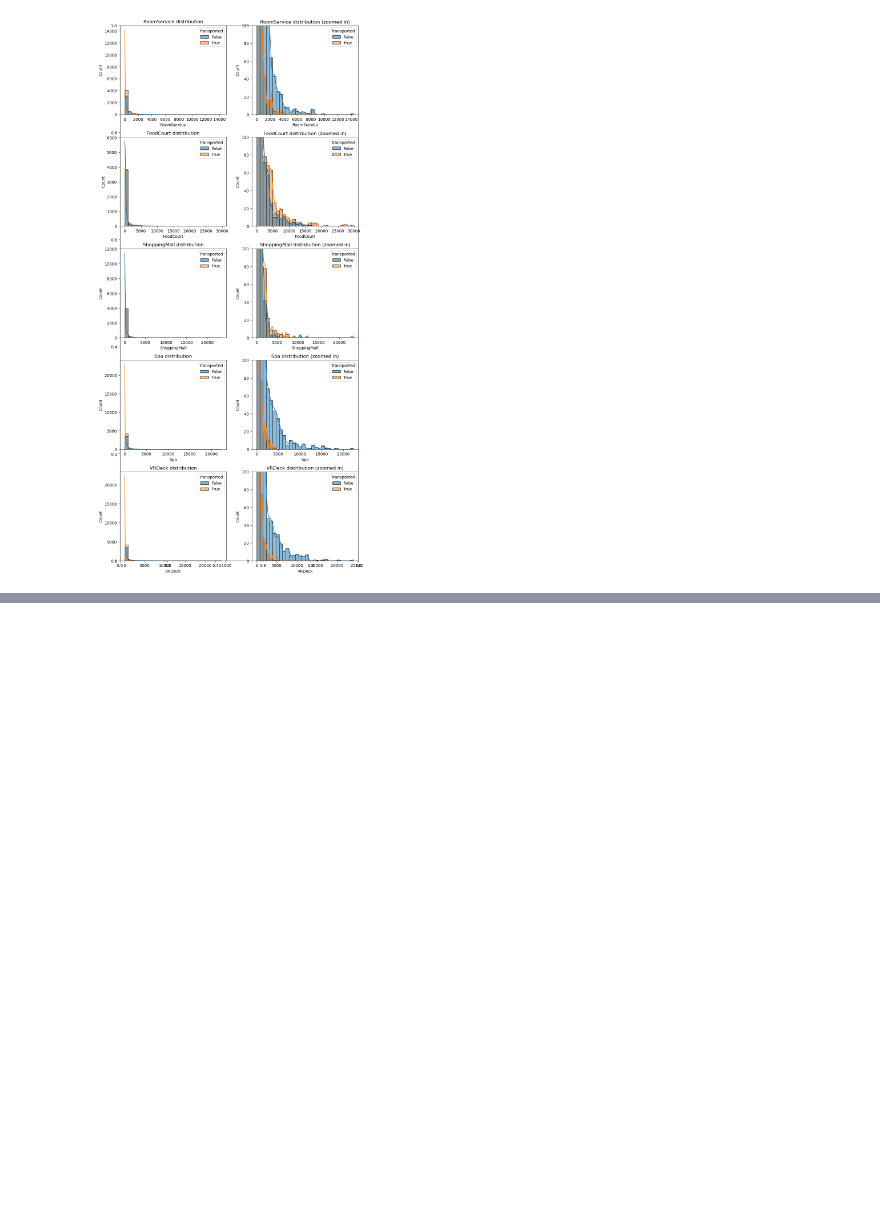
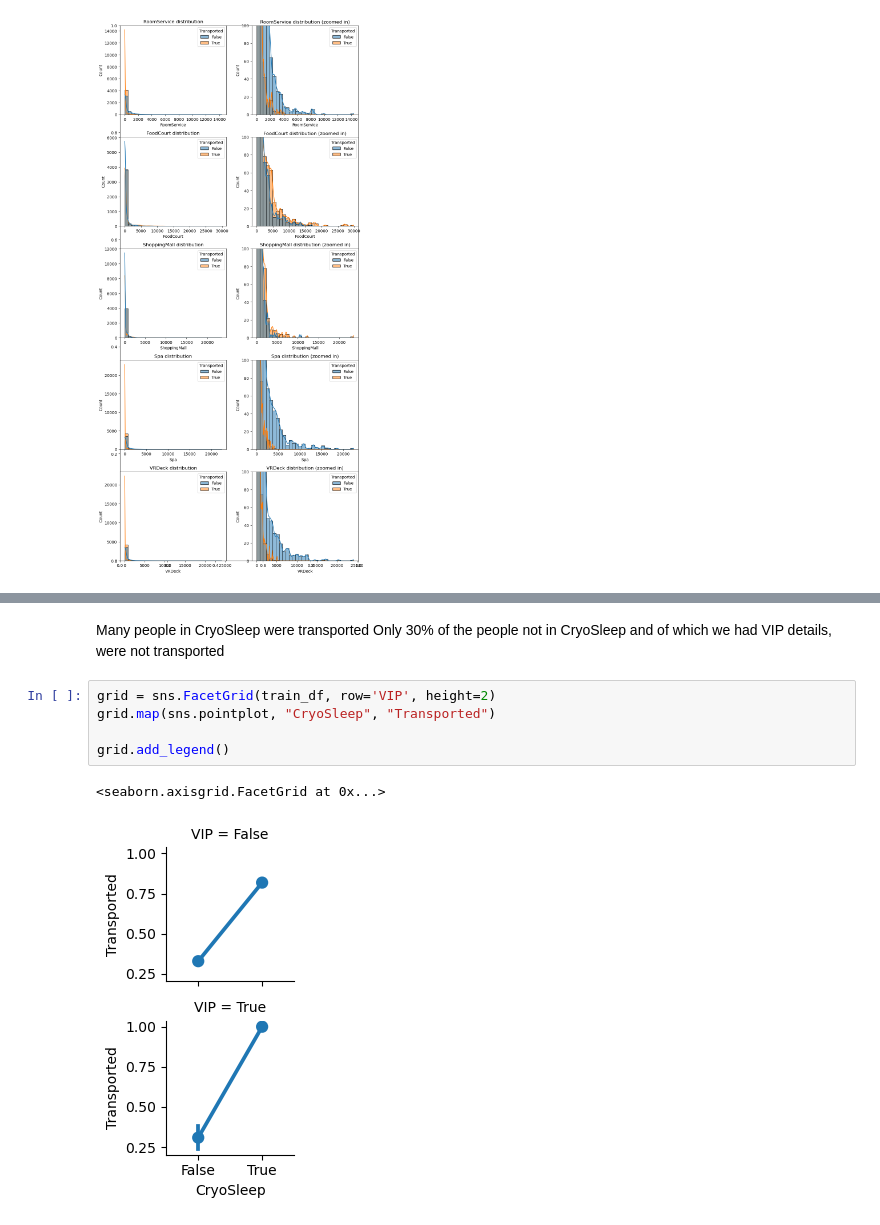
Before and after one commit to luukvanroessel/ML, a Jupyter notebook: practice/spaceship_titanic/spaceship_titanic_example.ipynb, the cells around one changed output, grey strips where cells are left out. Saved outputs shown, nothing was run; the diff lists cells and outputs as text; blank space fills up the shorter version.

```diff
--- a/practice/spaceship_titanic/spaceship_titanic_example.ipynb
+++ b/practice/spaceship_titanic/spaceship_titanic_example.ipynb
@@ -185,2 +247,13 @@ plt.show()
+# %% [markdown]
+Many people in CryoSleep were transported
+Only 30% of the people not in CryoSleep and of which we had VIP details, were not transported
+# %%
+grid = sns.FacetGrid(train_df, row='VIP', height=2)
+grid.map(sns.pointplot, "CryoSleep", "Transported")
+
+grid.add_legend()
+# %% [output]
+<seaborn.axisgrid.FacetGrid at 0x...>
+[figure, added]
 # %%
 grid = sns.FacetGrid(train_df, row='HomePlanet', height=3)
```
Also changed, not shown: parts of 13 cells of this notebook.
